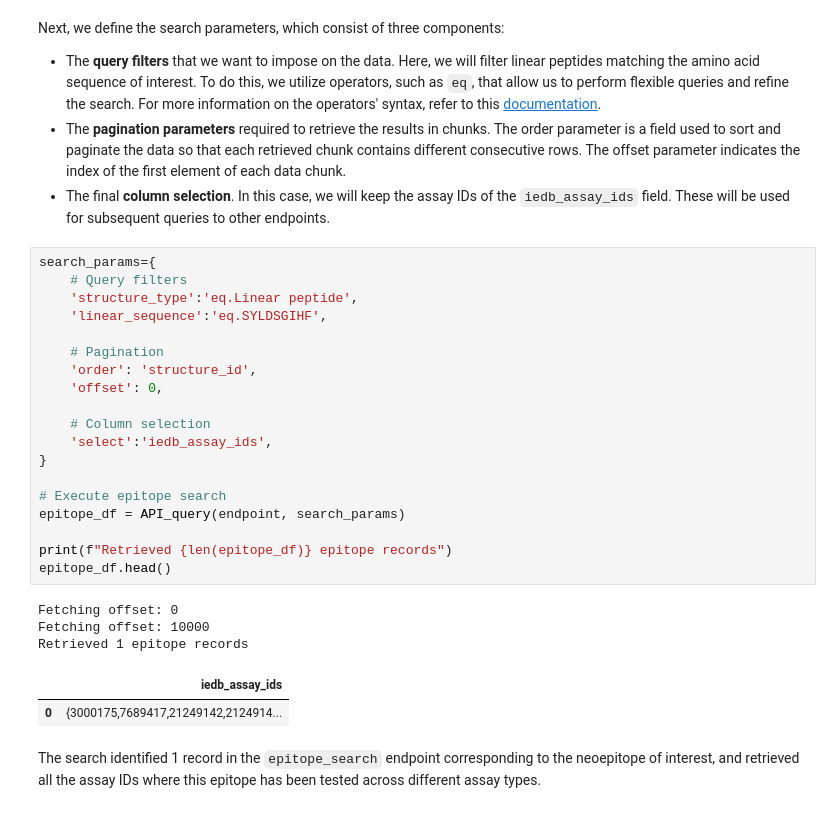
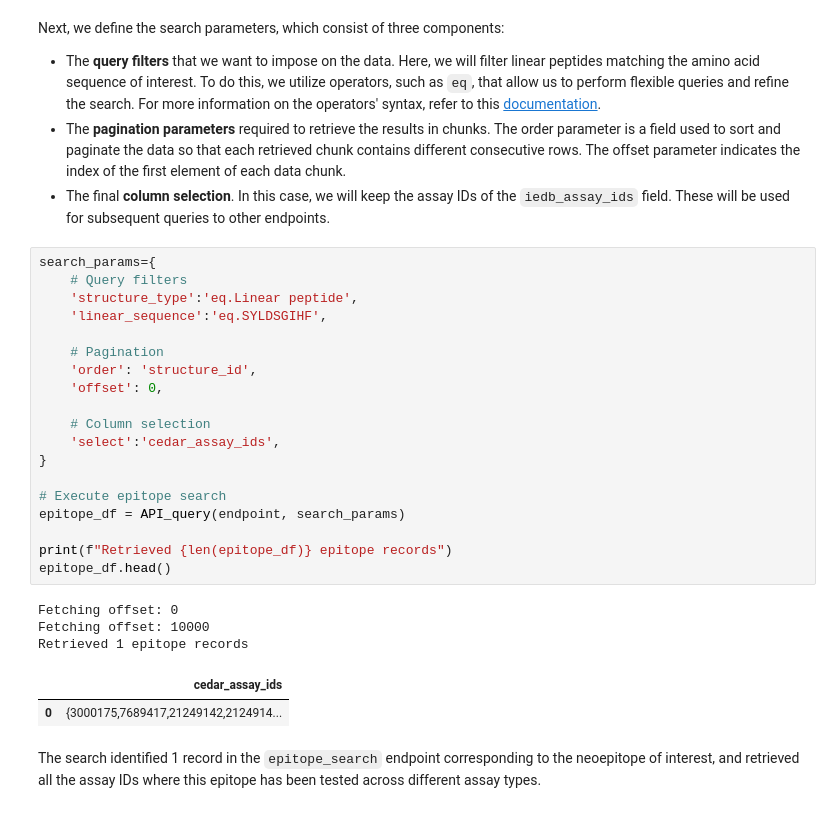
Before and after one commit to IEDB/CEDAR-API-use-cases, a Jupyter notebook: python/CEDAR_API_II.ipynb, the cells around one changed output. Saved outputs shown, nothing was run; the diff lists cells and outputs as text.

```diff
--- a/python/CEDAR_API_II.ipynb
+++ b/python/CEDAR_API_II.ipynb
@@ -108,27 +108,27 @@ Next, we define the search parameters, which consist of three components:
 # %%
 search_params={
     # Query filters
     'structure_type':'eq.Linear peptide',
     'linear_sequence':'eq.SYLDSGIHF',
 
     # Pagination
     'order': 'structure_id',
     'offset': 0,
 
     # Column selection
-    'select':'iedb_assay_ids',
+    'select':'cedar_assay_ids',
 }
 
 # Execute epitope search
 epitope_df = API_query(endpoint, search_params)
 
 print(f"Retrieved {len(epitope_df)} epitope records")
 epitope_df.head()
 # %% [output]
 Fetching offset: 0
 Fetching offset: 10000
 Retrieved 1 epitope records
-|  | iedb_assay_ids |
+|  | cedar_assay_ids |
 | 0 | {3000175,7689417,21249142,2124914... |
 # %% [markdown]
 The search identified 1 record in the ``epitope_search`` endpoint corresponding to the neoepitope of interest, and retrieved all the assay IDs where this epitope has been tested across different assay types.
```
Also changed, not shown: parts of 5 cells of this notebook, 3 other files.
